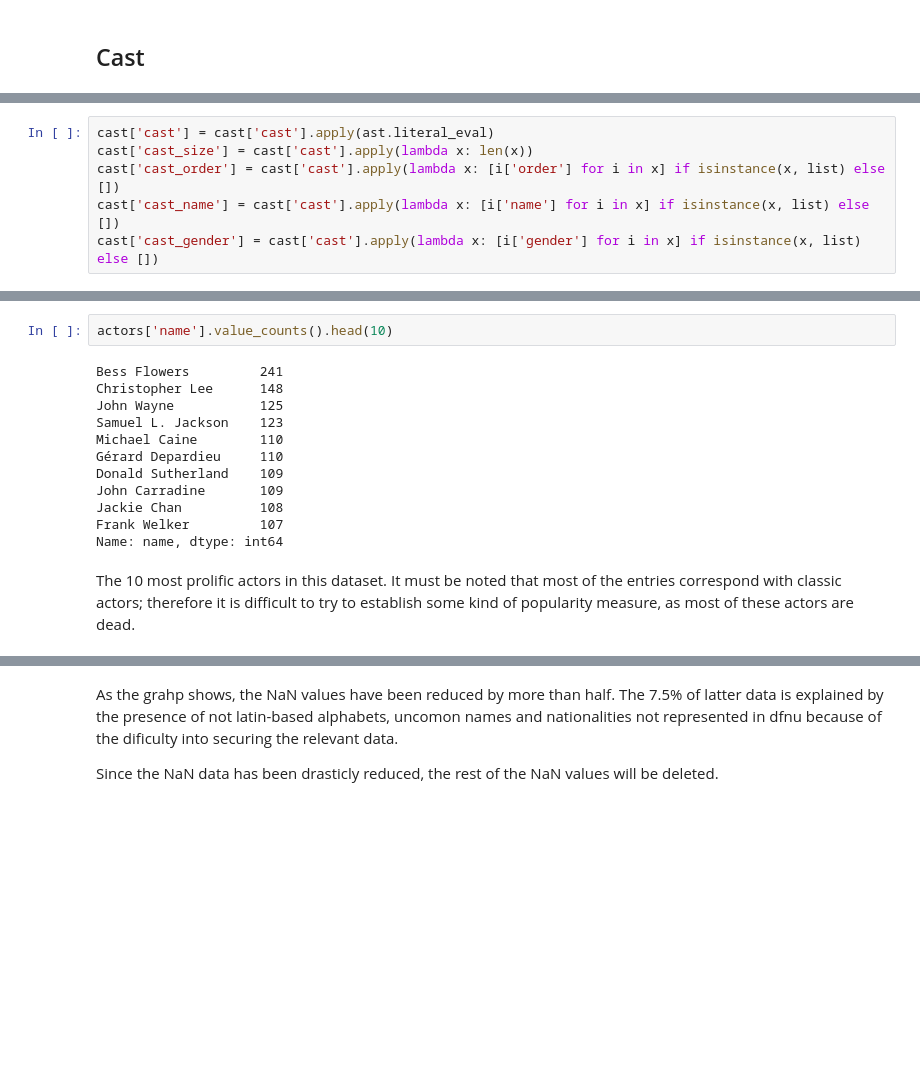
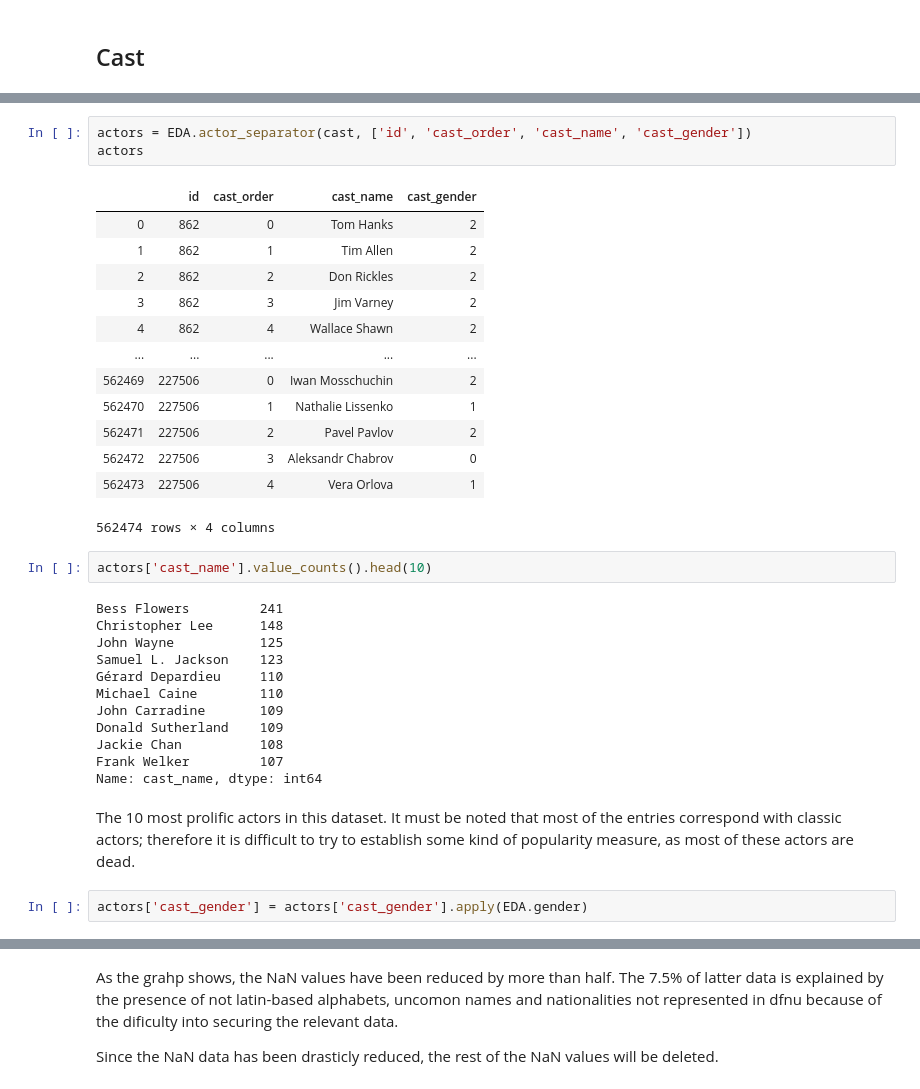
Before and after one commit to Dibmar/DAANMO_Project, a Jupyter notebook: Projects/DAANMO/credits_exp.ipynb, the cells around one changed output, grey strips where cells are left out. Drawn from its saved outputs; the diff is of its cells as text; blank space fills up the shorter version.

```diff
--- a/Projects/DAANMO/credits_exp.ipynb
+++ b/Projects/DAANMO/credits_exp.ipynb
@@ -88,6 +73,0 @@ cast.iloc[0,0]
-# %%
-cast['cast'] = cast['cast'].apply(ast.literal_eval)
-cast['cast_size'] = cast['cast'].apply(lambda x: len(x))
-cast['cast_order'] = cast['cast'].apply(lambda x: [i['order'] for i in x] if isinstance(x, list) else [])
-cast['cast_name'] = cast['cast'].apply(lambda x: [i['name'] for i in x] if isinstance(x, list) else [])
-cast['cast_gender'] = cast['cast'].apply(lambda x: [i['gender'] for i in x] if isinstance(x, list) else [])
@@ -124,17 +112,36 @@ Done
+# %%
+actors = EDA.actor_separator(cast, ['id', 'cast_order', 'cast_name', 'cast_gender'])
+actors
+# %% [output]
+|  | id | cast_order | cast_name | cast_gender |
+| 0 | 862 | 0 | Tom Hanks | 2 |
+| 1 | 862 | 1 | Tim Allen | 2 |
+| 2 | 862 | 2 | Don Rickles | 2 |
+| 3 | 862 | 3 | Jim Varney | 2 |
+| 4 | 862 | 4 | Wallace Shawn | 2 |
+| ... | ... | ... | ... | ... |
+| 562469 | 227506 | 0 | Iwan Mosschuchin | 2 |
+| 562470 | 227506 | 1 | Nathalie Lissenko | 1 |
+| 562471 | 227506 | 2 | Pavel Pavlov | 2 |
+| 562472 | 227506 | 3 | Aleksandr Chabrov | 0 |
+| 562473 | 227506 | 4 | Vera Orlova | 1 |
+562474 rows × 4 columns
 # %%
-actors['name'].value_counts().head(10)
+actors['cast_name'].value_counts().head(10)
 # %% [output]
 Bess Flowers         241
 Christopher Lee      148
 John Wayne           125
 Samuel L. Jackson    123
+Gérard Depardieu     110
 Michael Caine        110
-Gérard Depardieu     110
+John Carradine       109
 Donald Sutherland    109
-John Carradine       109
 Jackie Chan          108
 Frank Welker         107
-Name: name, dtype: int64
+Name: cast_name, dtype: int64
 # %% [markdown]
 The 10 most prolific actors in this dataset. It must be noted that most of the entries correspond with classic actors; therefore it is difficult to try to establish some kind of popularity measure, as most of these actors are dead.
+# %%
+actors['cast_gender'] = actors['cast_gender'].apply(EDA.gender)
 # %%
```
Also changed, not shown: parts of 23 cells of this notebook, 3 other files.
